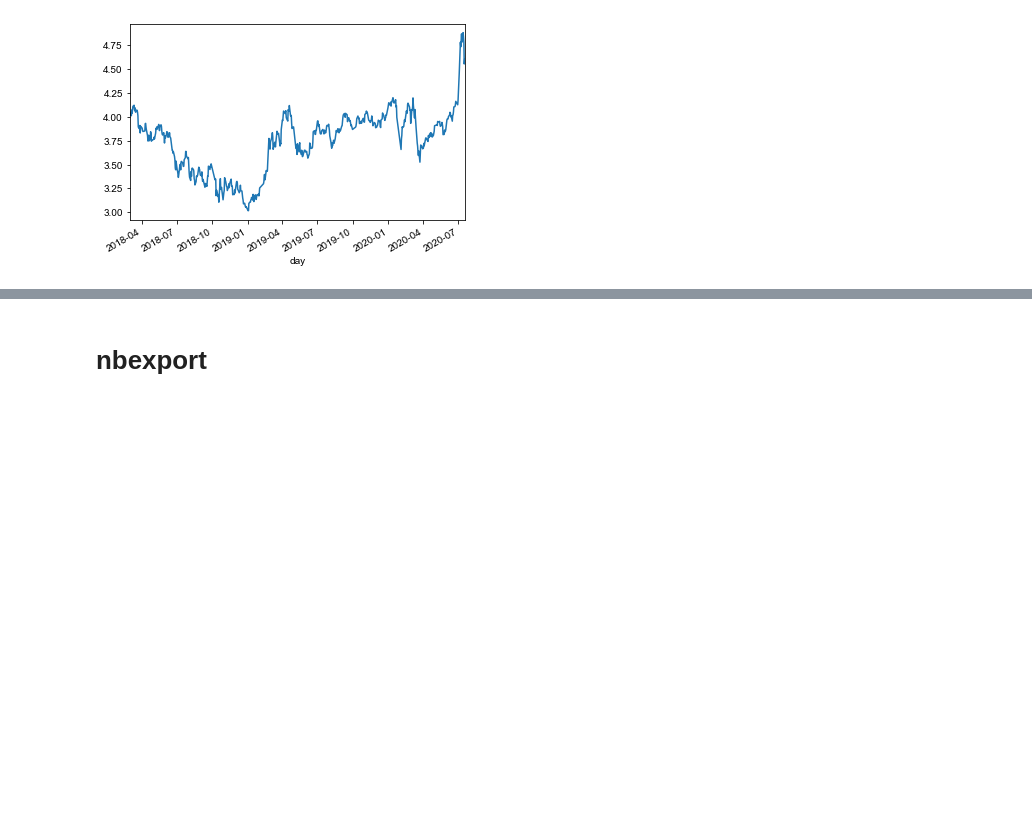
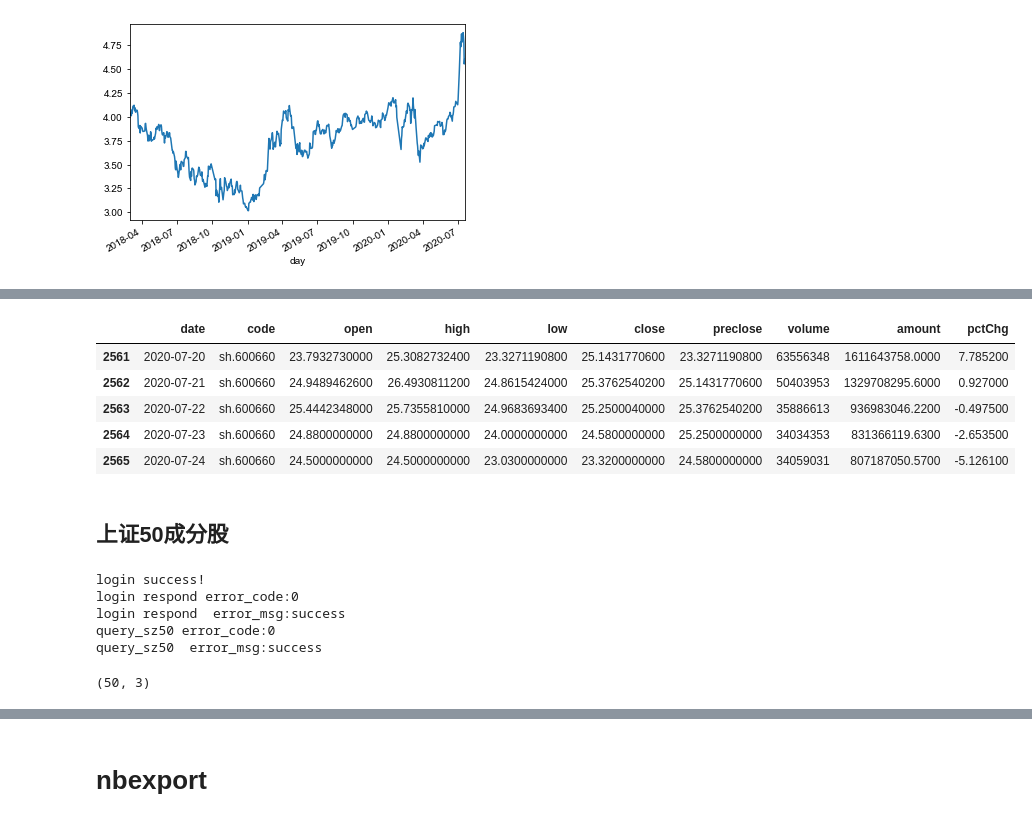
Before and after one commit to mayi140611/myappsexlib, a Jupyter notebook: proj_stock/0datasource.ipynb, the cells around one changed output, grey strips where cells are left out. Drawn from its saved outputs; the diff is of its cells as text; code cells hidden in the pictures; blank space fills up the shorter version.

```diff
--- a/proj_stock/0datasource.ipynb
+++ b/proj_stock/0datasource.ipynb
@@ -217,0 +383,39 @@ day
+# %%
+result.tail()
+# %% [output]
+|  | date | code | open | high | low | close | preclose | volume | amount | pctChg |
+| 2561 | 2020-07-20 | sh.600660 | 23.7932730000 | 25.3082732400 | 23.3271190800 | 25.1431770600 | 23.3271190800 | 63556348 | 1611643758.0000 | 7.785200 |
+| 2562 | 2020-07-21 | sh.600660 | 24.9489462600 | 26.4930811200 | 24.8615424000 | 25.3762540200 | 25.1431770600 | 50403953 | 1329708295.6000 | 0.927000 |
+| 2563 | 2020-07-22 | sh.600660 | 25.4442348000 | 25.7355810000 | 24.9683693400 | 25.2500040000 | 25.3762540200 | 35886613 | 936983046.2200 | -0.497500 |
+| 2564 | 2020-07-23 | sh.600660 | 24.8800000000 | 24.8800000000 | 24.0000000000 | 24.5800000000 | 25.2500000000 | 34034353 | 831366119.6300 | -2.653500 |
+| 2565 | 2020-07-24 | sh.600660 | 24.5000000000 | 24.5000000000 | 23.0300000000 | 23.3200000000 | 24.5800000000 | 34059031 | 807187050.5700 | -5.126100 |
+# %% [markdown]
+## 上证50成分股
+# %%
+# 登陆系统
+lg = bs.login()
+# 显示登陆返回信息
+print('login respond error_code:'+lg.error_code)
+print('login respond  error_msg:'+lg.error_msg)
+
+# 获取上证50成分股
+rs = bs.query_sz50_stocks()
+print('query_sz50 error_code:'+rs.error_code)
+print('query_sz50  error_msg:'+rs.error_msg)
+
+# 打印结果集
+sz50_stocks = []
+while (rs.error_code == '0') & rs.next():
+    # 获取一条记录，将记录合并在一起
+    sz50_stocks.append(rs.get_row_data())
+result = pd.DataFrame(sz50_stocks, columns=rs.fields)
+# %% [output]
+login success!
+login respond error_code:0
+login respond  error_msg:success
+query_sz50 error_code:0
+query_sz50  error_msg:success
+# %%
+result.shape
+# %% [output]
+(50, 3)
```
Also changed, not shown: parts of 20 cells of this notebook, 7 other files.
